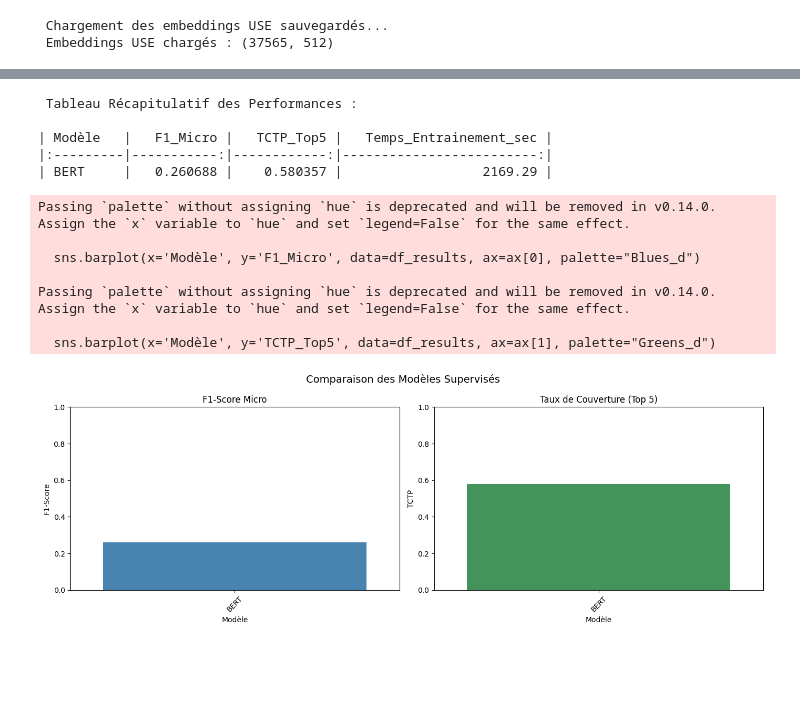
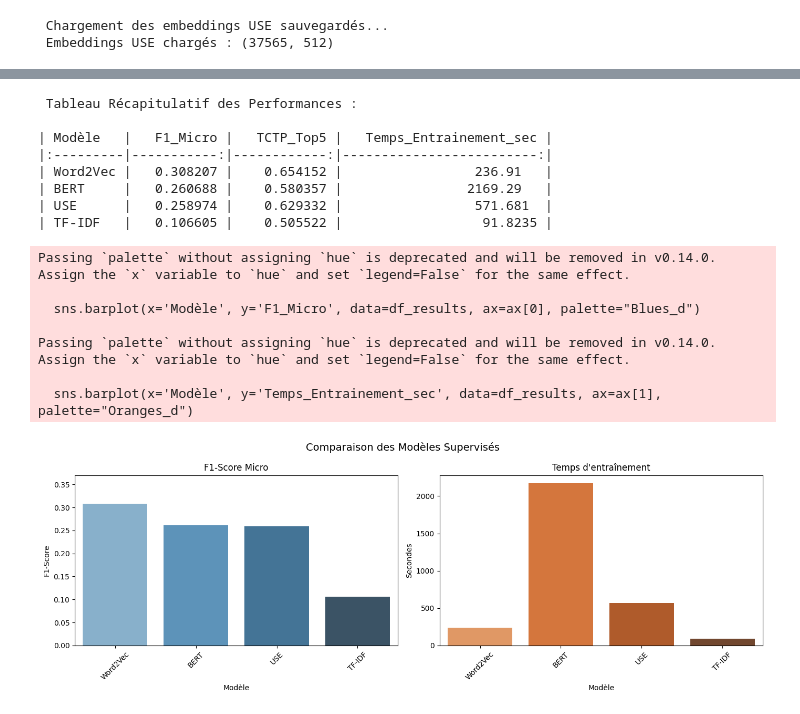
Before and after one commit to LudGold/P05-AutomatiserTags, a Jupyter notebook: 1.0_Nettoyage_FeatureEngineering.ipynb, the cells around one changed output, grey strips where cells are left out. Drawn from its saved outputs; the diff is of its cells as text; code cells hidden in the pictures; blank space fills up the shorter version.

```diff
--- a/1.0_Nettoyage_FeatureEngineering.ipynb
+++ b/1.0_Nettoyage_FeatureEngineering.ipynb
@@ -979,16 +1035,0 @@ AttributeError: 'PagedList' object has no attribute 'params'
-# %%
-import mlflow
-from mlflow.tracking import MlflowClient
-
-client = MlflowClient()
-experiment = client.get_experiment_by_name("Approche_Supervisee_Features")
-
-if experiment:
-    runs = client.search_runs(experiment_ids=[experiment.experiment_id])
-    print(f"Nombre total de runs : {len(runs)}\n")
-
-    for run in runs:
-        print(f"--- Run: {run.info.run_name} ---")
-        print(f"   Params: {run.data.params}")
-        print(f"   Metrics: {run.data.metrics}")
-        print()
@@ -1017,77 +1040,84 @@ import pandas as pd
 import matplotlib.pyplot as plt
 import seaborn as sns
 
-K_SUGGEST = 5
 EXPERIMENT_NAME = "Approche_Supervisee_Features"
 client = MlflowClient()
 experiment = client.get_experiment_by_name(EXPERIMENT_NAME)
 
 if experiment:
-    # Récupérer tous les runs (sans filtre problématique)
     runs_data = client.search_runs(
         experiment_ids=[experiment.experiment_id],
-        order_by=[f"metrics.tctp_top_{K_SUGGEST} DESC"]
+        order_by=["metrics.f1_micro DESC"]
     )
 
     results = []
+    seen_features = set()  # Pour éviter les doublons
+
     for run in runs_data:
-        # Vérifier que le run a bien la métrique TCTP
-        if f'tctp_top_{K_SUGGEST}' in run.data.metrics:
+        # Vérifier que le run a f1_micro ET un feature_type
+        if 'f1_micro' in run.data.metrics and run.data.params.get('feature_type'):
 
-            feature_type = run.data.params.get('feature_type', 'N/A')
+            feature_type = run.data.params.get('feature_type')
+
+            # Éviter les doublons (garder le meilleur de chaque type)
+            if feature_type in seen_features:
+                continue
+            seen_features.add(feature_type)
+
             # Nettoyage des noms
+            display_name = feature_type
             if feature_type == 'TF-IDF (BoW)':
-                feature_type = 'TF-IDF'
+                display_name = 'TF-IDF'
             elif feature_type == 'Word2Vec_Mean':
-                feature_type = 'Word2Vec'
+                display_name = 'Word2Vec'
 
             results.append({
-                'Modèle': feature_type,
+                'Modèle': display_name,
                 'F1_Micro': run.data.metrics.get('f1_micro', 0),
-                'TCTP_Top5': run.data.metrics.get(f'tctp_top_{K_SUGGEST}', 0),
+                'TCTP_Top5': run.data.metrics.get('tctp_top_5', None),  # None si absent
                 'Temps_Entrainement_sec': run.data.metrics.get('fit_time_sec', 0),
             })
 
-    if results:  # Vérifier qu'on a des résultats
-        df_results = pd.DataFrame(results).sort_values(by='TCTP_Top5', ascending=False)
+    if results:
+        df_results = pd.DataFrame(results).sort_values(by='F1_Micro', ascending=False)
 
         print("\n Tableau Récapitulatif des Performances :\n")
         print(df_results.to_markdown(index=False))
 
         # --- Graphique ---
         fig, ax = plt.subplots(1, 2, figsize=(14, 5))
 
         sns.barplot(x='Modèle', y='F1_Micro', data=df_results, ax=ax[0], palette="Blues_d")
         ax[0].set_title('F1-Score Micro')
         ax[0].set_ylabel('F1-Score')
-        ax[0].set_ylim(0, 1)  # Échelle fixe pour mieux comparer
+        ax[0].set_ylim(0, max(df_results['F1_Micro']) * 1.2)
         ax[0].tick_params(axis='x', rotation=45)
 
-        sns.barplot(x='Modèle', y='TCTP_Top5', data=df_results, ax=ax[1], palette="Greens_d")
-        ax[1].set_title(f'Taux de Couverture (Top {K_SUGGEST})')
-        ax[1].set_ylabel('TCTP')
-        ax[1].set_ylim(0, 1)
+        sns.barplot(x='Modèle', y='Temps_Entrainement_sec', data=df_results, ax=ax[1], palette="Oranges_d")
+        ax[1].set_title('Temps d\'entraînement')
+        ax[1].set_ylabel('Secondes')
         ax[1].tick_params(axis='x', rotation=45)
 
         plt.suptitle('Comparaison des Modèles Supervisés', fontsize=14)
         plt.tight_layout()
-        plt.savefig('comparaison_modeles.png', dpi=150, bbox_inches='tight')  # Sauvegarde pour le rapport
+        plt.savefig('comparaison_modeles.png', dpi=150, bbox_inches='tight')
         plt.show()
     else:
-        print(" Aucun run avec la métrique TCTP trouvé.")
-else:
-    print(" Expérience non trouvée.")
+        print(" Aucun run trouvé.")
 # %% [output]
  Tableau Récapitulatif des Performances :
 
 | Modèle   |   F1_Micro |   TCTP_Top5 |   Temps_Entrainement_sec |
 |:---------|-----------:|------------:|-------------------------:|
-| BERT     |   0.260688 |    0.580357 |                  2169.29 |
+| Word2Vec |   0.308207 |    0.654152 |                 236.91   |
+| BERT     |   0.260688 |    0.580357 |                2169.29   |
+| USE      |   0.258974 |    0.629332 |                 571.681  |
+| TF-IDF   |   0.106605 |    0.505522 |                  91.8235 |
 Passing `palette` without assigning `hue` is deprecated and will be removed in v0.14.0. Assign the `x` variable to `hue` and set `legend=False` for the same effect.
 
   sns.barplot(x='Modèle', y='F1_Micro', data=df_results, ax=ax[0], palette="Blues_d")
 
 Passing `palette` without assigning `hue` is deprecated and will be removed in v0.14.0. Assign the `x` variable to `hue` and set `legend=False` for the same effect.
 
-  sns.barplot(x='Modèle', y='TCTP_Top5', data=df_results, ax=ax[1], palette="Greens_d")
+  sns.barplot(x='Modèle', y='Temps_Entrainement_sec', data=df_results, ax=ax[1], palette="Oranges_d")
-[figure, old version]
+[figure, new version]
```
Also changed, not shown: parts of 11 cells of this notebook, 12 other files.
